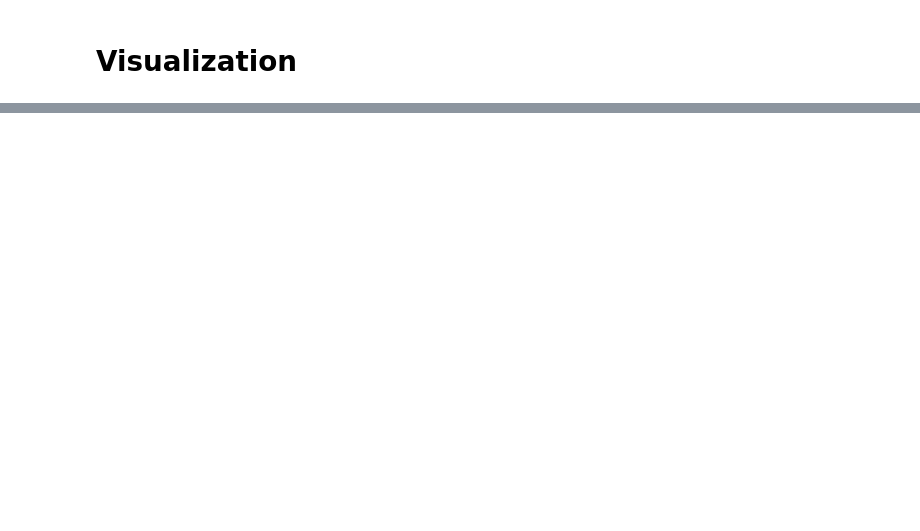
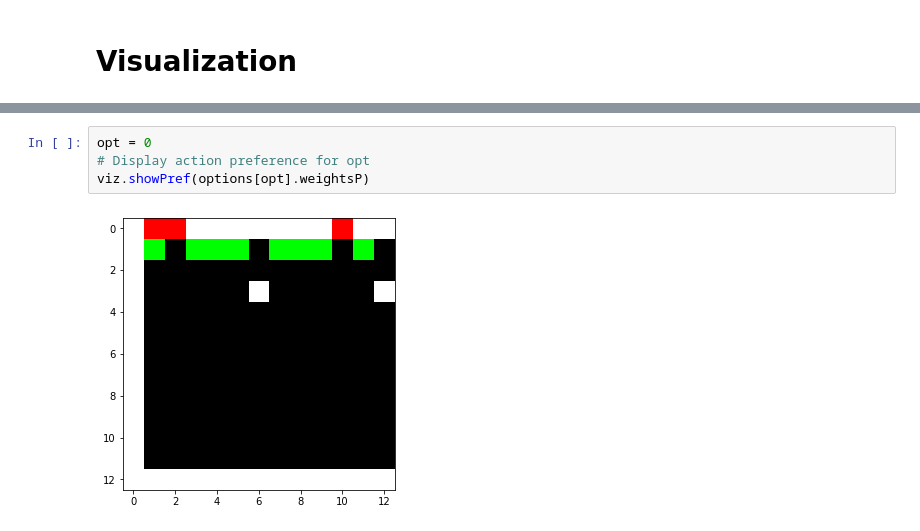
Before and after one commit to covector/AOAOC, a Jupyter notebook: code/Experiment.ipynb, the cells around one changed output, grey strips where cells are left out. Saved outputs shown, nothing was run; the diff lists cells and outputs as text; blank space fills up the shorter version.

```diff
--- a/code/Experiment.ipynb
+++ b/code/Experiment.ipynb
@@ -145,0 +240,6 @@ for run in range(args.nruns):
+# %%
+opt = 0
+# Display action preference for opt
+viz.showPref(options[opt].weightsP)
+# %% [output]
+[figure, added]
```
Also changed, not shown: parts of 9 cells of this notebook, 3 other files.
